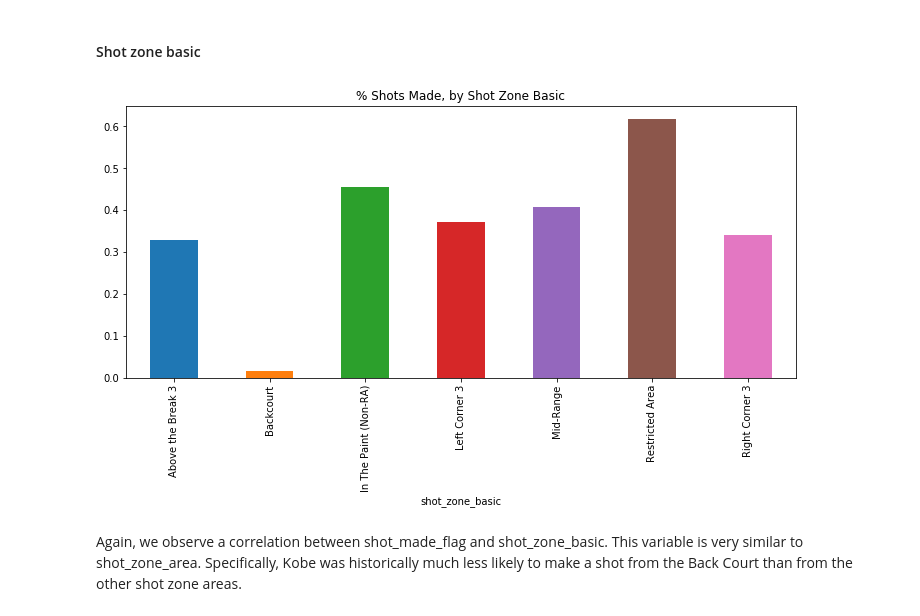
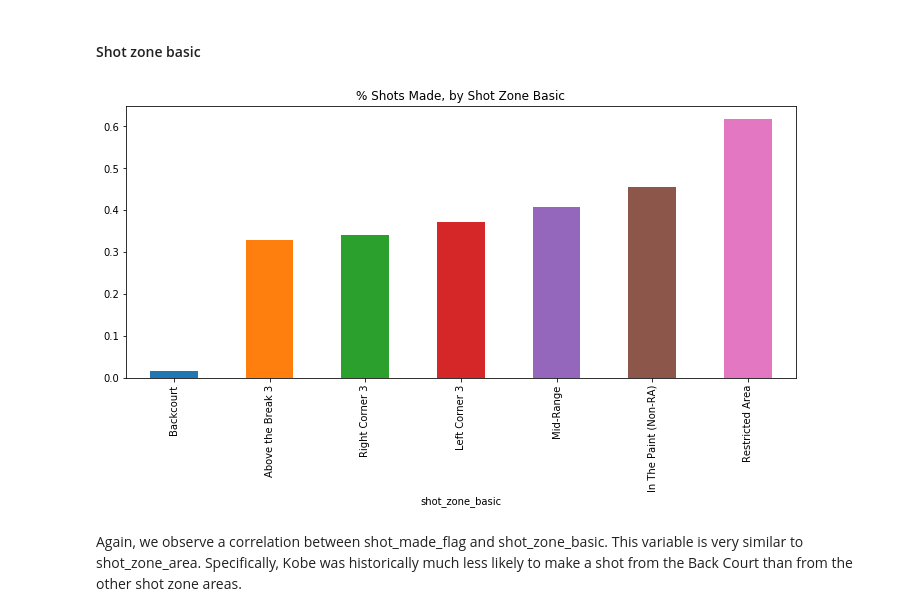
Before and after one commit to jmercado14/mids-w207-final, a Jupyter notebook: kobe_shot_selection.ipynb, the cells around one changed output. Saved outputs shown, nothing was run; the diff lists cells and outputs as text; code cells hidden in the pictures.

```diff
--- a/kobe_shot_selection.ipynb
+++ b/kobe_shot_selection.ipynb
@@ -417,10 +417,10 @@ We observe a correlation between shot_made_flag and shot_zone_area. Specifically
 # %% [markdown]
 #### Shot zone basic
 # %%
-d1["shot_made_flag"].groupby(d1["shot_zone_basic"]).mean().plot.bar(figsize=(12,5)).set_title("% Shots Made, by Shot Zone Basic")
+d1["shot_made_flag"].groupby(d1["shot_zone_basic"]).mean().sort_values().plot.bar(figsize=(12,5)).set_title("% Shots Made, by Shot Zone Basic")
 plt.show()
 # %% [output]
-[figure, old version]
+[figure, new version]
 # %% [markdown]
 Again, we observe a correlation between shot_made_flag and shot_zone_basic. This variable is very similar to shot_zone_area. Specifically, Kobe was historically much less likely to make a shot from the Back Court than from the other shot zone areas.
 # %% [markdown]
```
Also changed, not shown: parts of 11 cells of this notebook.
